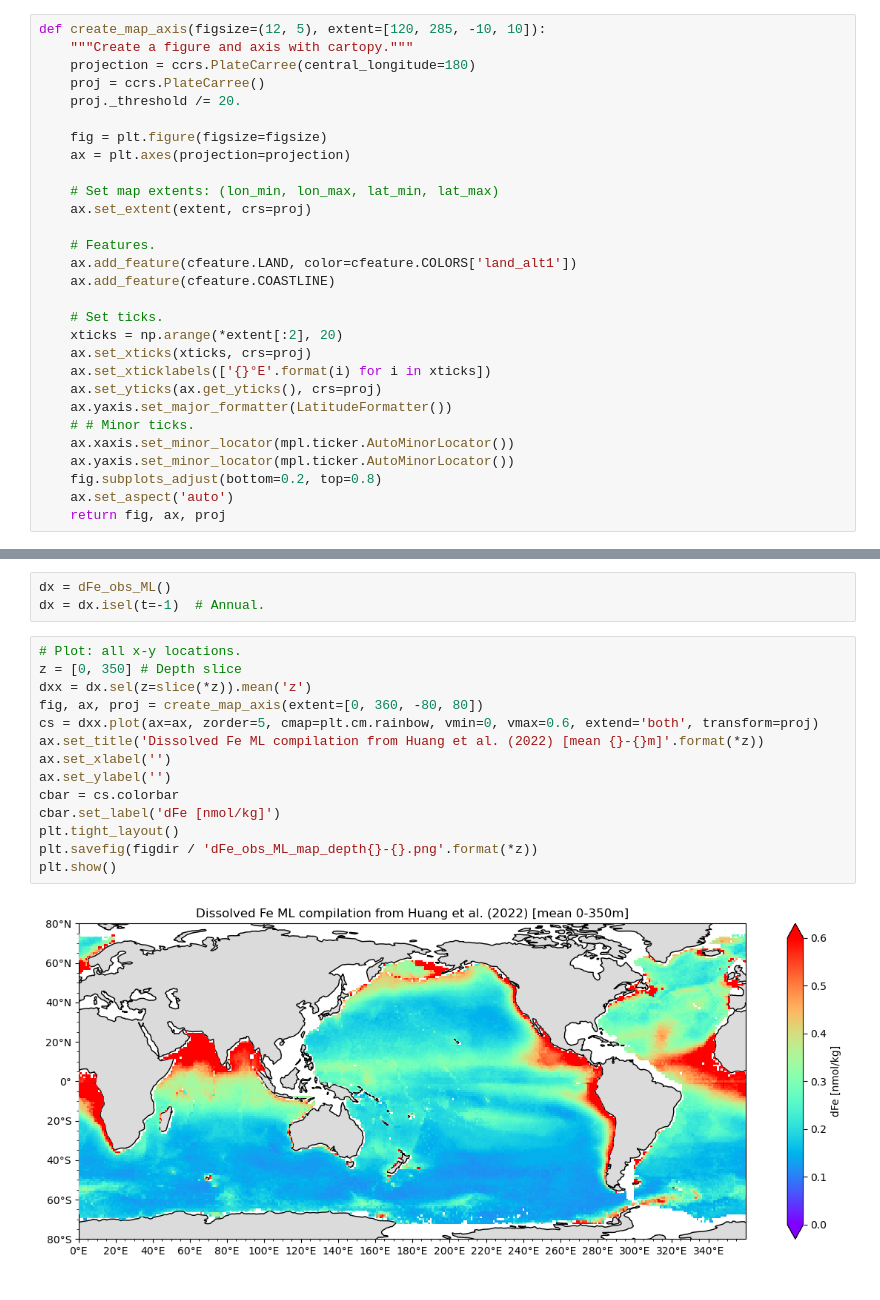
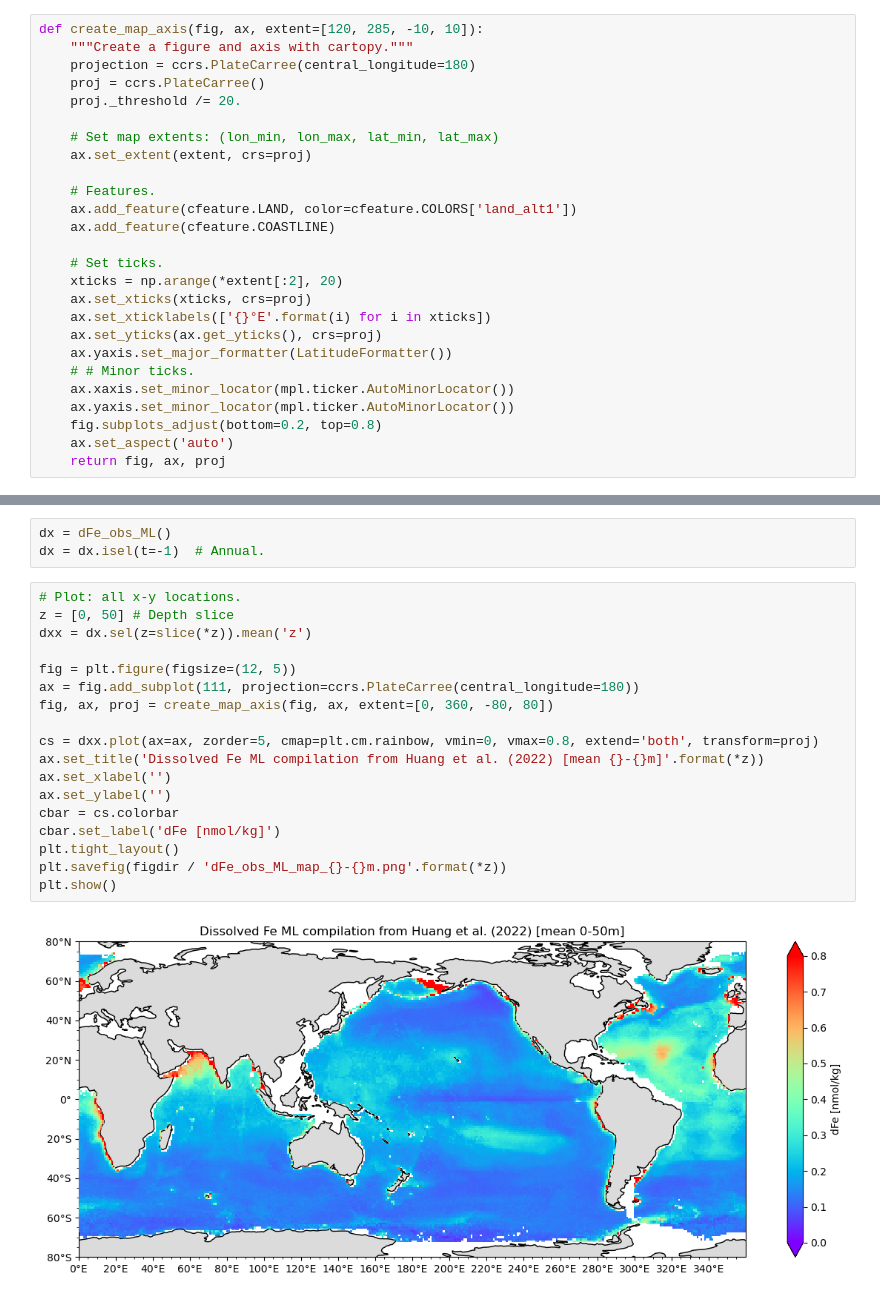
Before and after one commit to hrsdawson/ACCESS-WOMBAT_01deg_BGC_validation, a Jupyter notebook: notebooks/dFe_obs_data.ipynb, the cells around one changed output, grey strips where cells are left out. Drawn from its saved outputs; the diff is of its cells as text.

```diff
--- a/notebooks/dFe_obs_data.ipynb
+++ b/notebooks/dFe_obs_data.ipynb
@@ -133,14 +183,11 @@ def dFe_obs_ML():
 # %% [markdown]
 ### Function to create cartopy map for plots
 # %%
-def create_map_axis(figsize=(12, 5), extent=[120, 285, -10, 10]):
+def create_map_axis(fig, ax, extent=[120, 285, -10, 10]):
     """Create a figure and axis with cartopy."""
     projection = ccrs.PlateCarree(central_longitude=180)
     proj = ccrs.PlateCarree()
     proj._threshold /= 20.
-
-    fig = plt.figure(figsize=figsize)
-    ax = plt.axes(projection=projection)
 
     # Set map extents: (lon_min, lon_max, lat_min, lat_max)
     ax.set_extent(extent, crs=proj)
@@ -227,17 +259,21 @@ dx = dFe_obs_ML()
 dx = dx.isel(t=-1)  # Annual.
 # %%
 # Plot: all x-y locations.
-z = [0, 350] # Depth slice
+z = [0, 50] # Depth slice
 dxx = dx.sel(z=slice(*z)).mean('z')
-fig, ax, proj = create_map_axis(extent=[0, 360, -80, 80])
-cs = dxx.plot(ax=ax, zorder=5, cmap=plt.cm.rainbow, vmin=0, vmax=0.6, extend='both', transform=proj)
+
+fig = plt.figure(figsize=(12, 5))
+ax = fig.add_subplot(111, projection=ccrs.PlateCarree(central_longitude=180))
+fig, ax, proj = create_map_axis(fig, ax, extent=[0, 360, -80, 80])
+
+cs = dxx.plot(ax=ax, zorder=5, cmap=plt.cm.rainbow, vmin=0, vmax=0.8, extend='both', transform=proj)
 ax.set_title('Dissolved Fe ML compilation from Huang et al. (2022) [mean {}-{}m]'.format(*z))
 ax.set_xlabel('')
 ax.set_ylabel('')
 cbar = cs.colorbar
 cbar.set_label('dFe [nmol/kg]')
 plt.tight_layout()
-plt.savefig(figdir / 'dFe_obs_ML_map_depth{}-{}.png'.format(*z))
+plt.savefig(figdir / 'dFe_obs_ML_map_{}-{}m.png'.format(*z))
 plt.show()
 # %% [output]
-[figure, old version]
+[figure, new version]
```
Also changed, not shown: parts of 23 cells of this notebook.
